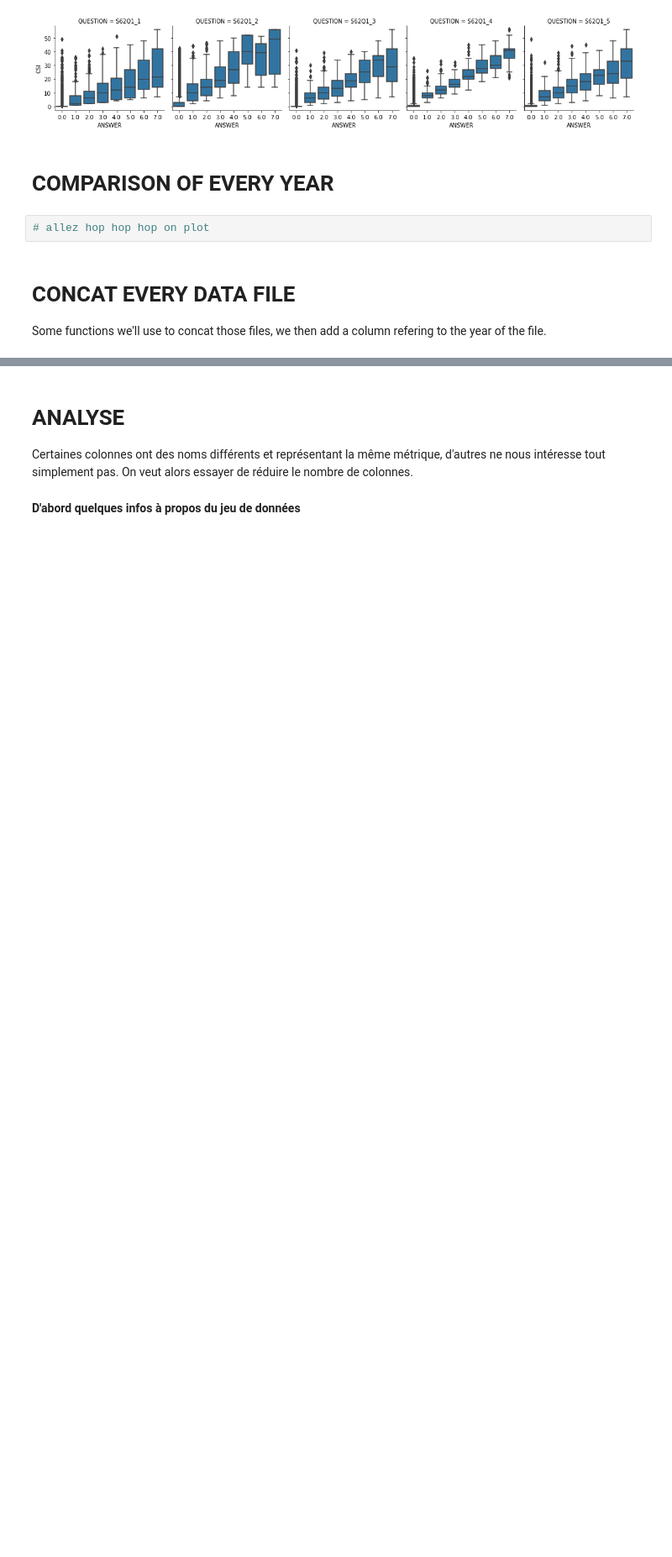
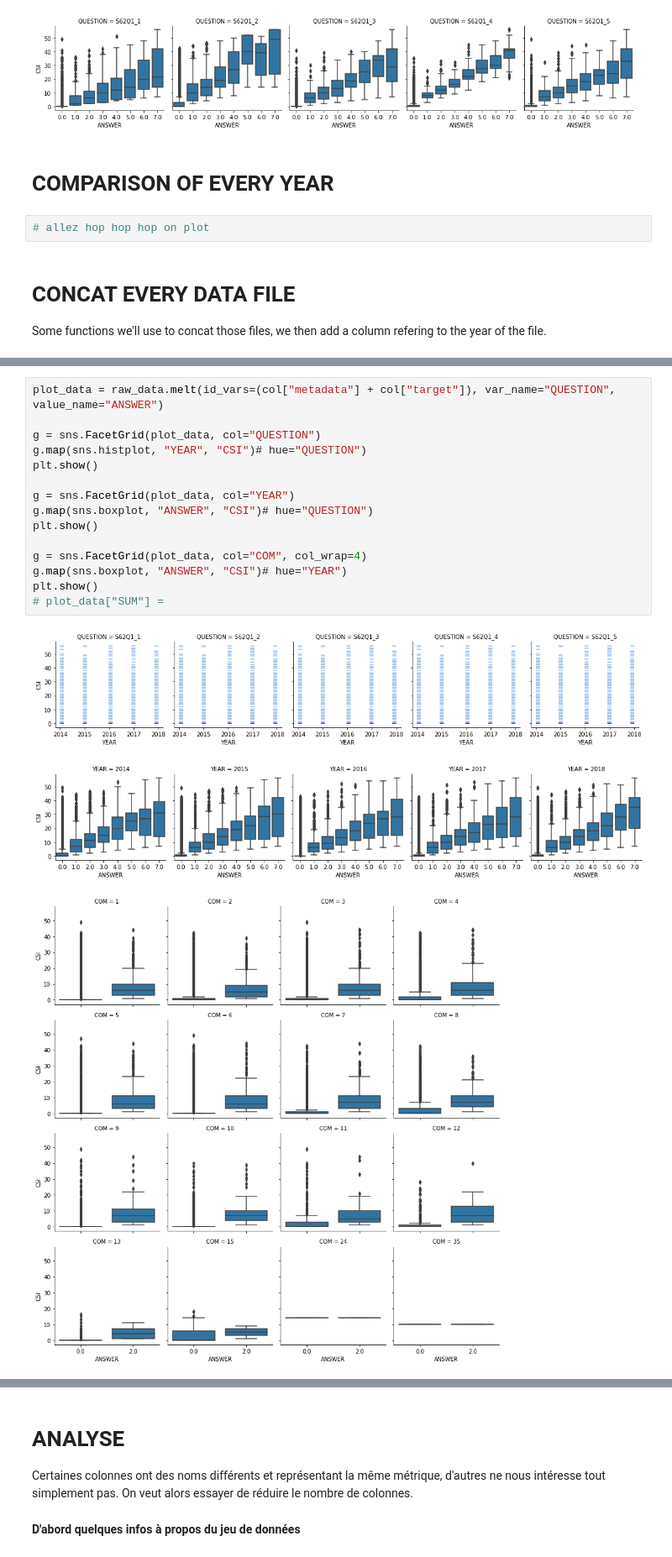
Before and after one commit to moulikatou/Ter_securite_Alimentaire_Miashs, a Jupyter notebook: notebooks/ter.ipynb, the cells around one changed output, grey strips where cells are left out. Shown at 84% size. Saved outputs shown, nothing was run; the diff lists cells and outputs as text; blank space fills up the shorter version.

Commit message:
on commence a plot, quelques idée a venir

```diff
--- a/notebooks/ter.ipynb
+++ b/notebooks/ter.ipynb
@@ -333,0 +331,19 @@ raw_data
+# %%
+plot_data = raw_data.melt(id_vars=(col["metadata"] + col["target"]), var_name="QUESTION", value_name="ANSWER")
+
+g = sns.FacetGrid(plot_data, col="QUESTION")
+g.map(sns.histplot, "YEAR", "CSI")# hue="QUESTION")
+plt.show()
+
+g = sns.FacetGrid(plot_data, col="YEAR")
+g.map(sns.boxplot, "ANSWER", "CSI")# hue="QUESTION")
+plt.show()
+
+g = sns.FacetGrid(plot_data, col="COM", col_wrap=4)
+g.map(sns.boxplot, "ANSWER", "CSI")# hue="YEAR")
+plt.show()
+# plot_data["SUM"] =
+# %% [output]
+[figure, added]
+[figure, added]
+[figure, added]
```
Also changed, not shown: parts of 16 cells of this notebook.
